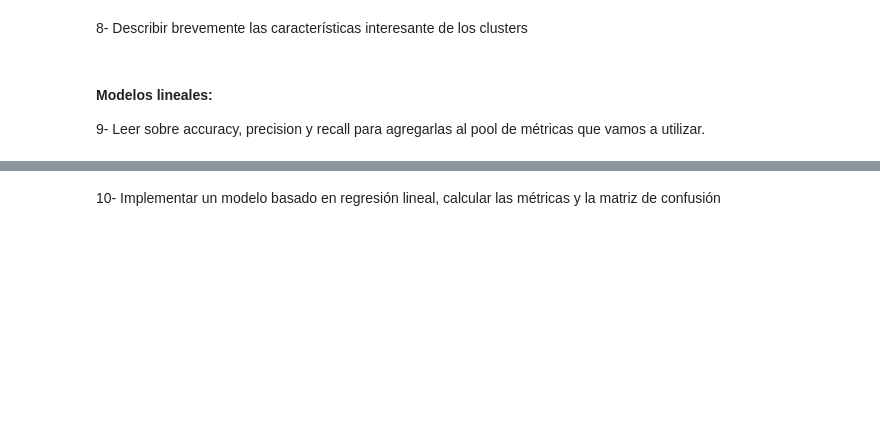
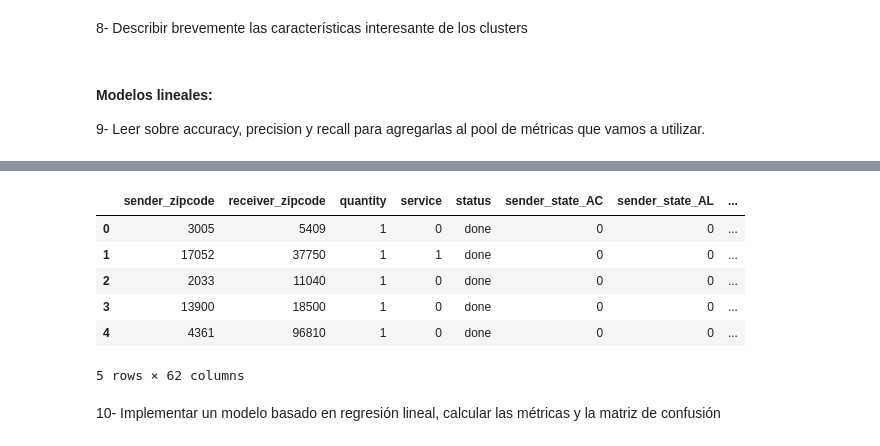
Before and after one commit to manquius/series_temporales, a Jupyter notebook: practico3_isa.ipynb, the cells around one changed output, grey strips where cells are left out. Saved outputs shown, nothing was run; the diff lists cells and outputs as text; code cells hidden in the pictures; blank space fills up the shorter version.

```diff
--- a/practico3_isa.ipynb
+++ b/practico3_isa.ipynb
@@ -326,3 +307,5 @@ plt.show()
 # %% [markdown]
 #### Modelos lineales:
 9- Leer sobre accuracy, precision y recall para agregarlas al pool de métricas que vamos a utilizar.
+# %%
+df_clean['clasif_velocity']= df_clean.target<=3
@@ -328,0 +332,2 @@ plt.show()
+# %%
+df_clean.clasif_velocity= df_clean.clasif_velocity*1
@@ -329,2 +351,19 @@ plt.show()
+# %%
+df_clean=pd.get_dummies(df_clean, columns=['sender_state', 'receiver_state', 'shipment_type'])
+# %%
+X = df_clean.drop(['target', 'clasif_velocity', 'date_created', 'date_sent', 'date_visit','status'], axis=1)
+y = df_clean['clasif_velocity']
+
+X_train, X_test, y_train, y_test = train_test_split(X, y, test_size=0.2, random_state=42)
+# %%
+X.head()
+# %% [output]
+|  | sender_zipcode | receiver_zipcode | quantity | service | status | sender_state_AC | sender_state_AL | ... |
+| 0 | 3005 | 5409 | 1 | 0 | done | 0 | 0 | ... |
+| 1 | 17052 | 37750 | 1 | 1 | done | 0 | 0 | ... |
+| 2 | 2033 | 11040 | 1 | 0 | done | 0 | 0 | ... |
+| 3 | 13900 | 18500 | 1 | 0 | done | 0 | 0 | ... |
+| 4 | 4361 | 96810 | 1 | 0 | done | 0 | 0 | ... |
+5 rows × 62 columns
 # %% [markdown]
 10- Implementar un modelo basado en regresión lineal, calcular las métricas y la matriz de confusión
```
Also changed, not shown: parts of 27 cells of this notebook.
